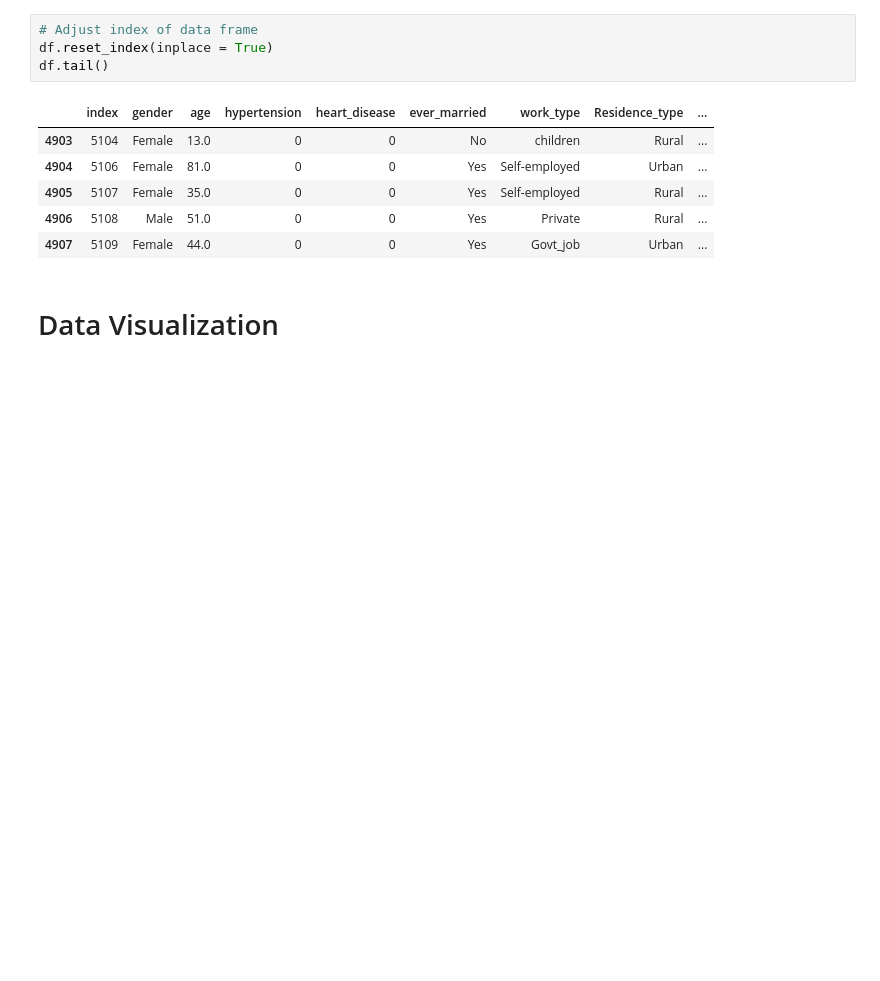
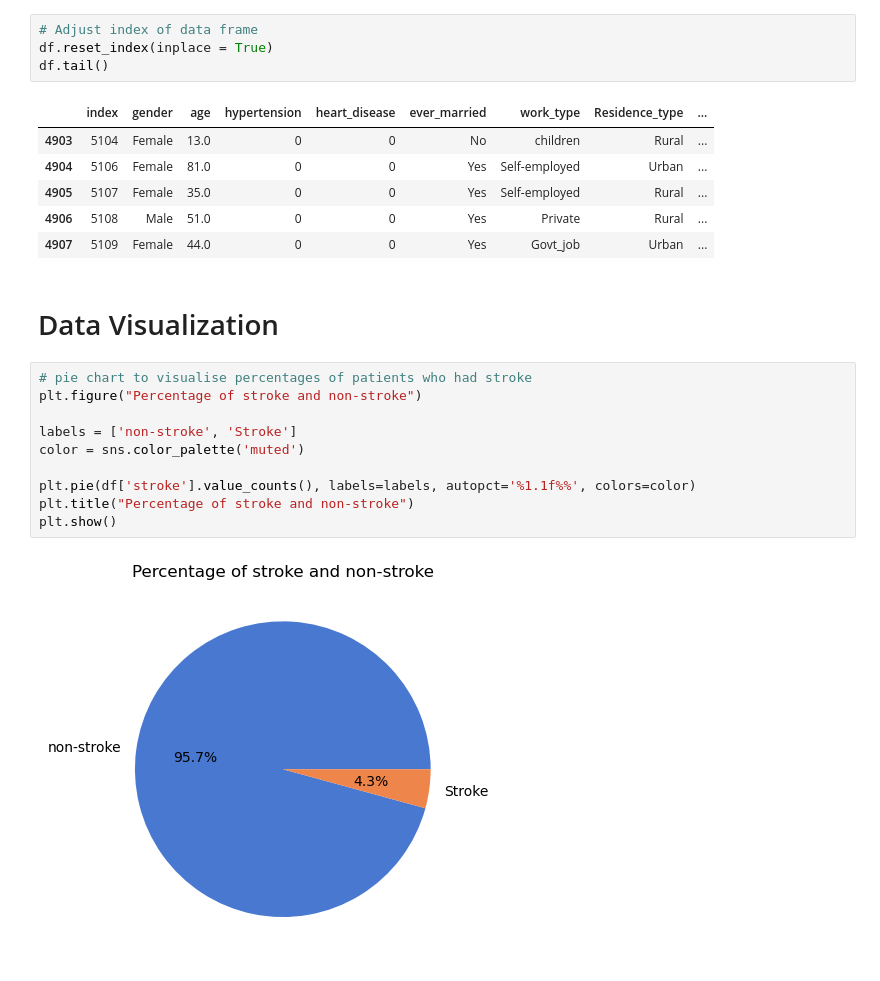
Before and after one commit to maninder56/Predicting-Risk-of-Stroke-using-Machine-Learning, a Jupyter notebook: stroke_prediction.ipynb, the cells around one changed output. Saved outputs shown, nothing was run; the diff lists cells and outputs as text; blank space fills up the shorter version.

Commit message:
Version 3- added pie chart

```diff
--- a/stroke_prediction.ipynb
+++ b/stroke_prediction.ipynb
@@ -147,3 +148,15 @@ df.tail()
 | 4907 | 5109 | Female | 44.0 | 0 | 0 | Yes | Govt_job | Urban | ... |
 # %% [markdown]
 # Data Visualization
+# %%
+# pie chart to visualise percentages of patients who had stroke
+plt.figure("Percentage of stroke and non-stroke")
+
+labels = ['non-stroke', 'Stroke']
+color = sns.color_palette('muted')
+
+plt.pie(df['stroke'].value_counts(), labels=labels, autopct='%1.1f%%', colors=color)
+plt.title("Percentage of stroke and non-stroke")
+plt.show()
+# %% [output]
+[figure, added]
```
Also changed, not shown: parts of 1 cell of this notebook.
